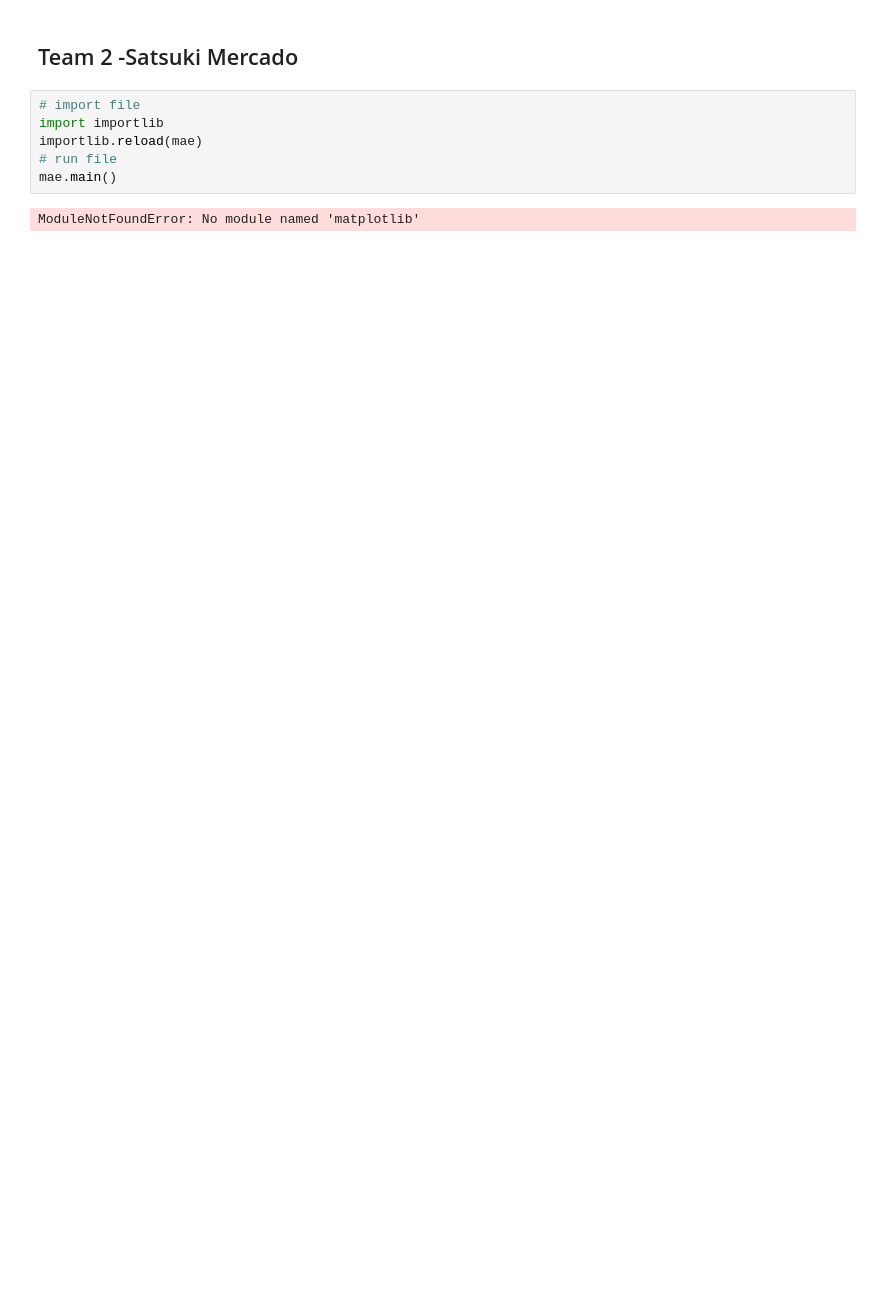
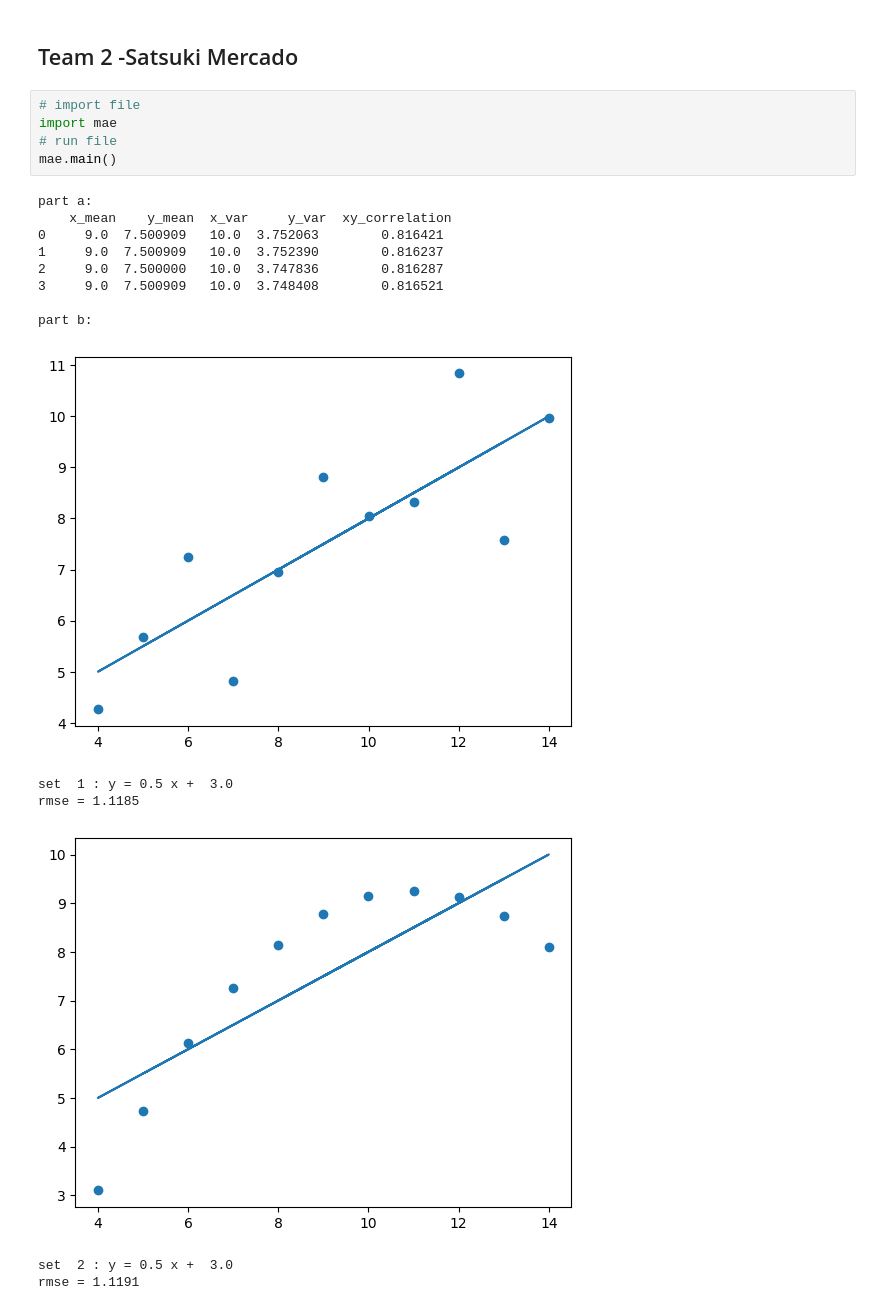
Before and after one commit to satsukimercado-uf/2025-fall-esi4611-hw1-satsukimercado-uf, a Jupyter notebook: mae_plots.ipynb, the cells around one changed output. Drawn from its saved outputs; the diff is of its cells as text; blank space fills up the shorter version.

Commit message:
Update matplotlib

```diff
--- a/mae_plots.ipynb
+++ b/mae_plots.ipynb
@@ -2,9 +2,21 @@
 ## Team 2 -Satsuki Mercado
 # %%
 # import file
-import importlib
-importlib.reload(mae)
+import mae
 # run file
 mae.main()
 # %% [output]
-ModuleNotFoundError: No module named 'matplotlib'
+part a:
+    x_mean    y_mean  x_var     y_var  xy_correlation
+0     9.0  7.500909   10.0  3.752063        0.816421
+1     9.0  7.500909   10.0  3.752390        0.816237
+2     9.0  7.500000   10.0  3.747836        0.816287
+3     9.0  7.500909   10.0  3.748408        0.816521
+
+part b:
+[figure, added]
+set  1 : y = 0.5 x +  3.0
+rmse = 1.1185
+[figure, added]
+set  2 : y = 0.5 x +  3.0
+rmse = 1.1191
```
Also changed, not shown: parts of 1 cell of this notebook, 1 other file.
